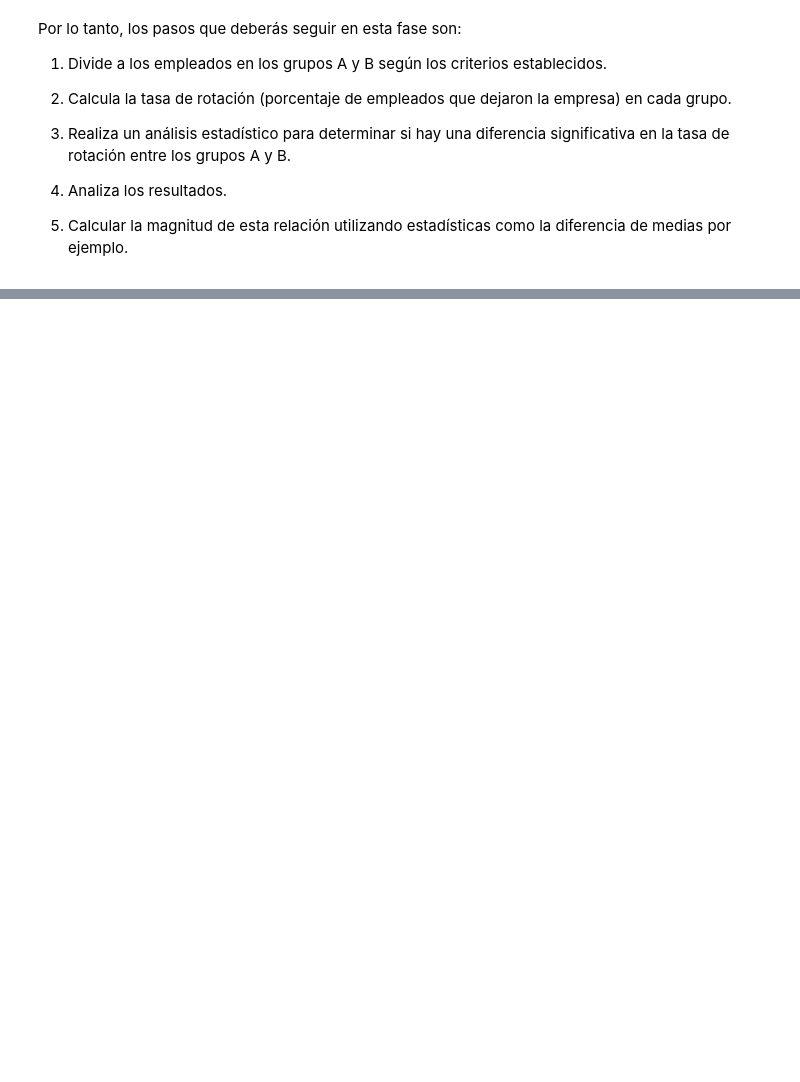
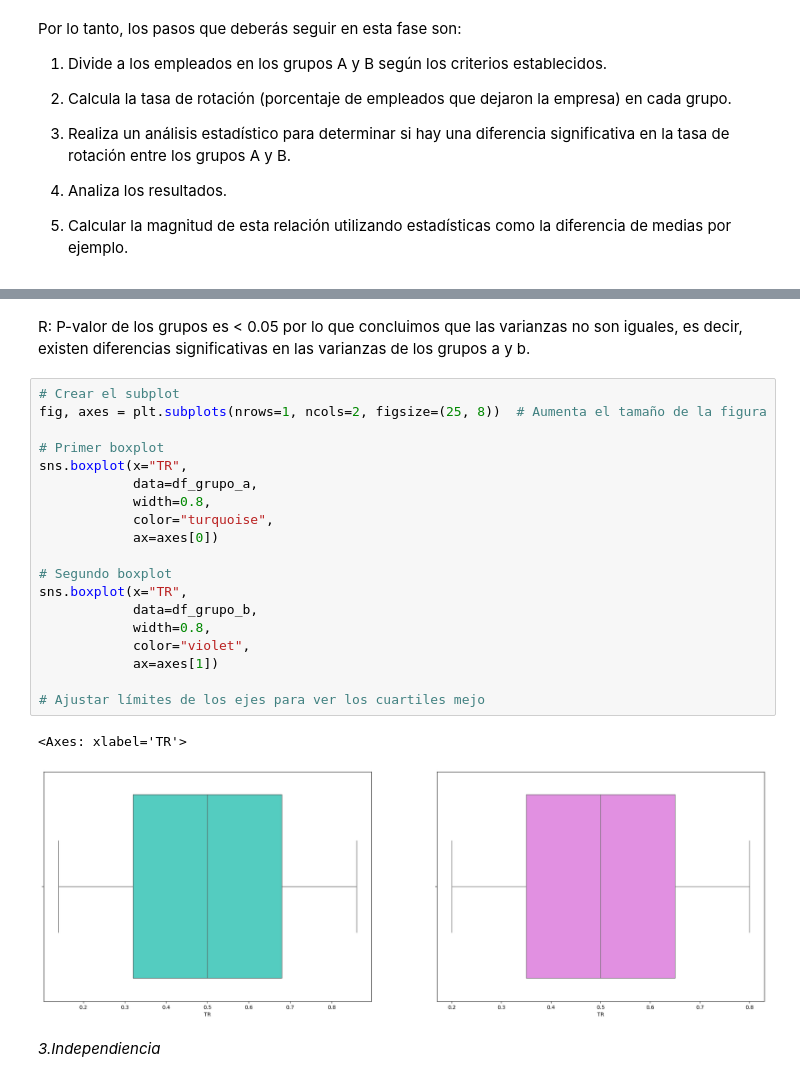
Before and after one commit to Paulamc1695/proyecto_da_promo_J_modulo_3, a Jupyter notebook: Fase_4_AB_testing.ipynb, the cells around one changed output, grey strips where cells are left out. Cells and saved outputs as stored; diff of their text form; blank space fills up the shorter version.

```diff
--- a/Fase_4_AB_testing.ipynb
+++ b/Fase_4_AB_testing.ipynb
@@ -108,0 +214,26 @@ df_AB
+# %% [markdown]
+R: P-valor de los grupos es < 0.05 por lo que concluimos que las varianzas no son iguales, es decir, existen diferencias significativas en las varianzas de los grupos a y b.
+# %%
+# Crear el subplot
+fig, axes = plt.subplots(nrows=1, ncols=2, figsize=(25, 8))  # Aumenta el tamaño de la figura
+
+# Primer boxplot
+sns.boxplot(x="TR",
+            data=df_grupo_a,
+            width=0.8,
+            color="turquoise",
+            ax=axes[0])
+
+# Segundo boxplot
+sns.boxplot(x="TR",
+            data=df_grupo_b,
+            width=0.8,
+            color="violet",
+            ax=axes[1])
+
+# Ajustar límites de los ejes para ver los cuartiles mejo
+# %% [output]
+<Axes: xlabel='TR'>
+[figure, added]
+# %% [markdown]
+*3.Independiencia*
```
Also changed, not shown: parts of 18 cells of this notebook.
